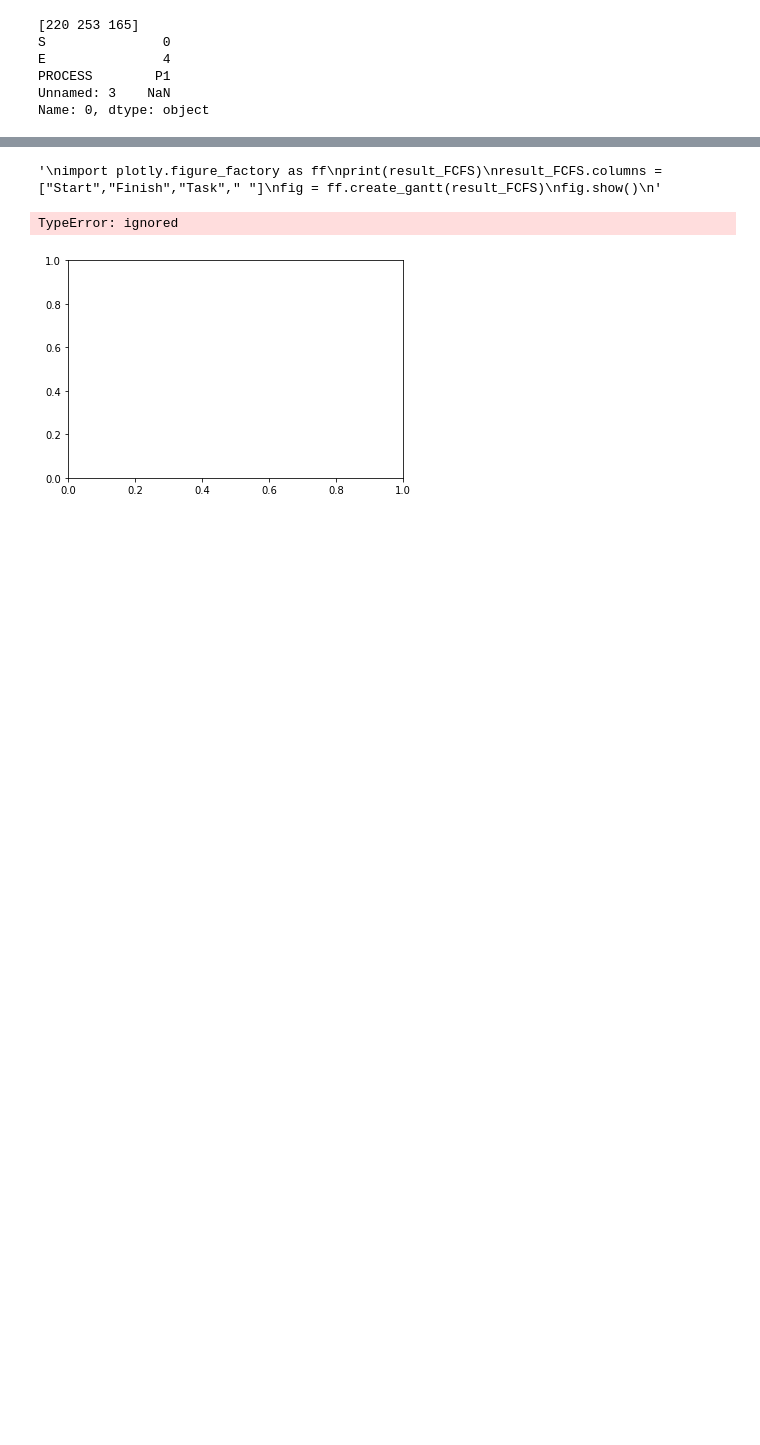
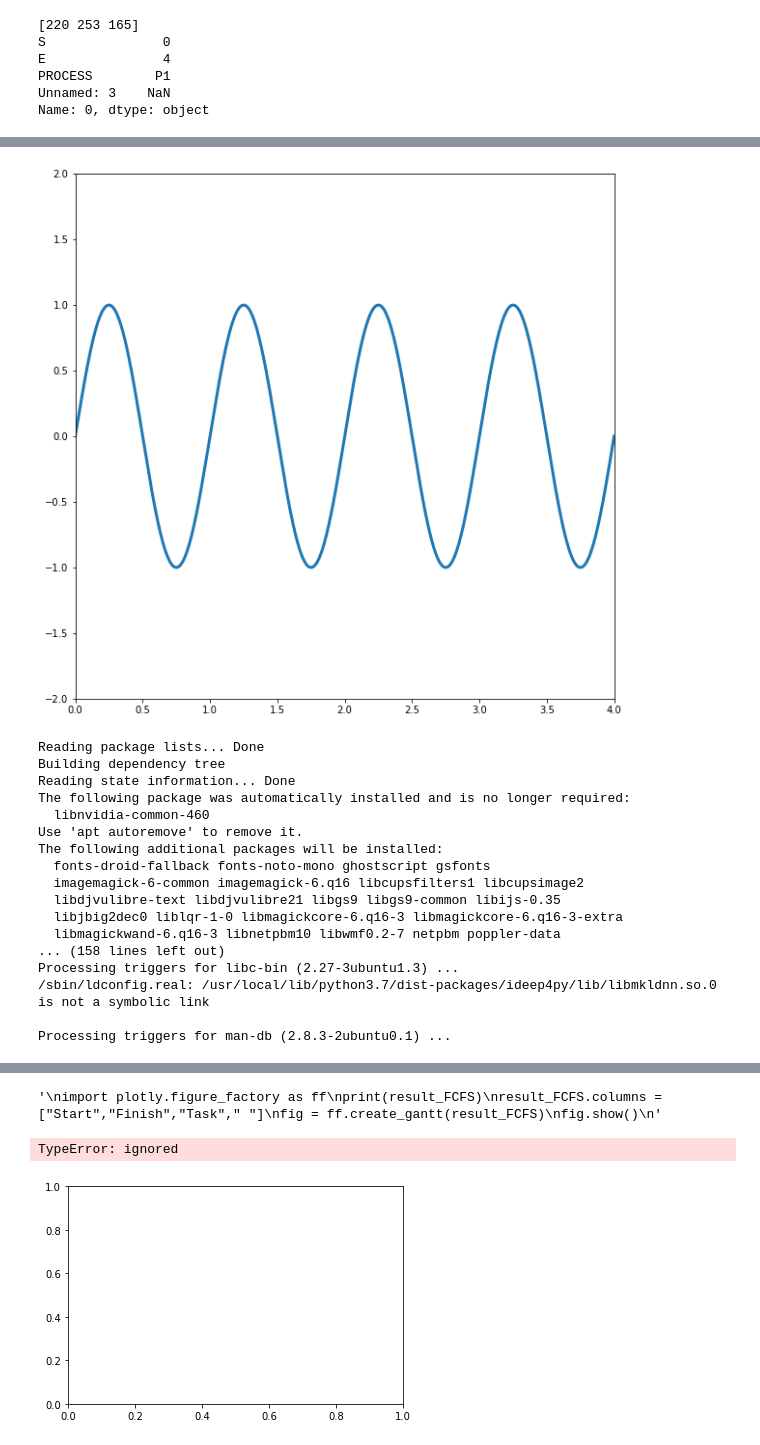
Before and after one commit to ghpk98/OS-Term-Project, a Jupyter notebook: Visualization.ipynb, the cells around one changed output, grey strips where cells are left out. Drawn from its saved outputs; the diff is of its cells as text; code cells hidden in the pictures; blank space fills up the shorter version.

Commit message:
Add animation

```diff
--- a/Visualization.ipynb
+++ b/Visualization.ipynb
@@ -226,0 +394,8 @@ plt.savefig("tc1_gantt.png")
+# %%
+import time
+
+for i in range(0,5):
+    localtime = time.localtime()
+    result = time.strftime("%I:%M:%S %p", localtime)
+    print(result)
+    time.sleep(1)
@@ -226,0 +408,42 @@ plt.savefig("tc1_gantt.png")
+# %%
+import numpy as np
+import matplotlib.pyplot as plt
+from matplotlib.animation import FuncAnimation
+
+fig = plt.figure()
+ax = plt.axes(xlim=(0, 4), ylim=(-2, 2))
+line, = ax.plot([], [], lw=3)
+
+
+def animate(i):
+  x = np.linspace(0, 4, 1000)
+  y = np.sin(2 * np.pi * (x - 0.01 * i))
+  line.set_data(x, y)
+  return line,
+
+
+# anim = FuncAnimation(fig, animate, frames=200, interval=50)
+anim = FuncAnimation(fig, animate, frames=200, interval=100)
+
+plt.show()
+!apt install imagemagick
+anim.save("sine_wave_interval_100ms.gif", writer='imagemagick')
+# %% [output]
+[figure, added]
+Reading package lists... Done
+Building dependency tree
+Reading state information... Done
+The following package was automatically installed and is no longer required:
+  libnvidia-common-460
+Use 'apt autoremove' to remove it.
+The following additional packages will be installed:
+  fonts-droid-fallback fonts-noto-mono ghostscript gsfonts
+  imagemagick-6-common imagemagick-6.q16 libcupsfilters1 libcupsimage2
+  libdjvulibre-text libdjvulibre21 libgs9 libgs9-common libijs-0.35
+  libjbig2dec0 liblqr-1-0 libmagickcore-6.q16-3 libmagickcore-6.q16-3-extra
+  libmagickwand-6.q16-3 libnetpbm10 libwmf0.2-7 netpbm poppler-data
+... (158 lines left out)
+Processing triggers for libc-bin (2.27-3ubuntu1.3) ...
+/sbin/ldconfig.real: /usr/local/lib/python3.7/dist-packages/ideep4py/lib/libmkldnn.so.0 is not a symbolic link
+
+Processing triggers for man-db (2.8.3-2ubuntu0.1) ...
```
Also changed, not shown: parts of 6 cells of this notebook.
